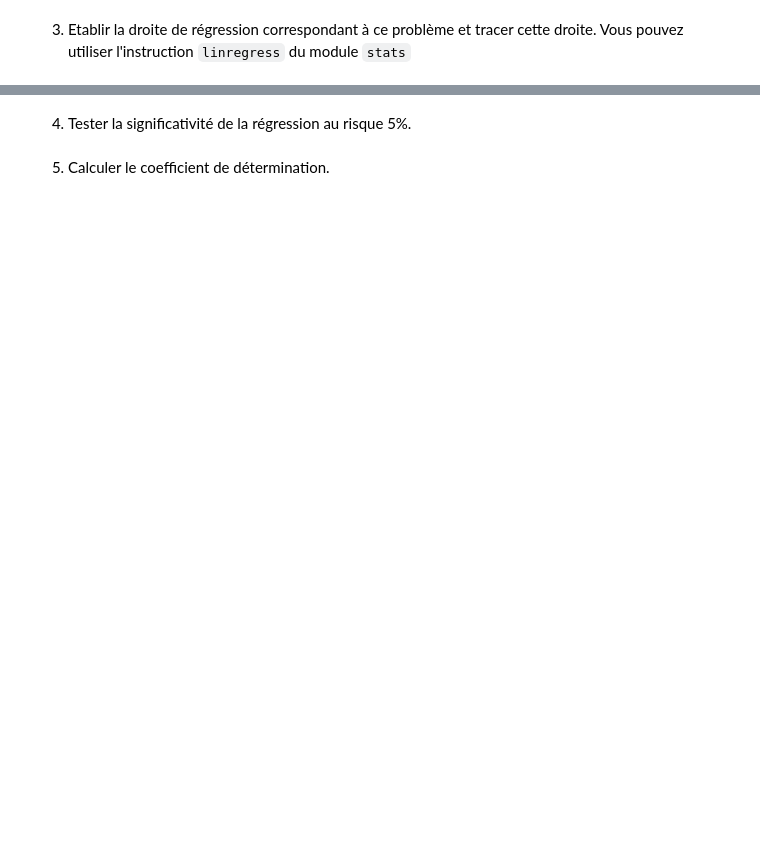
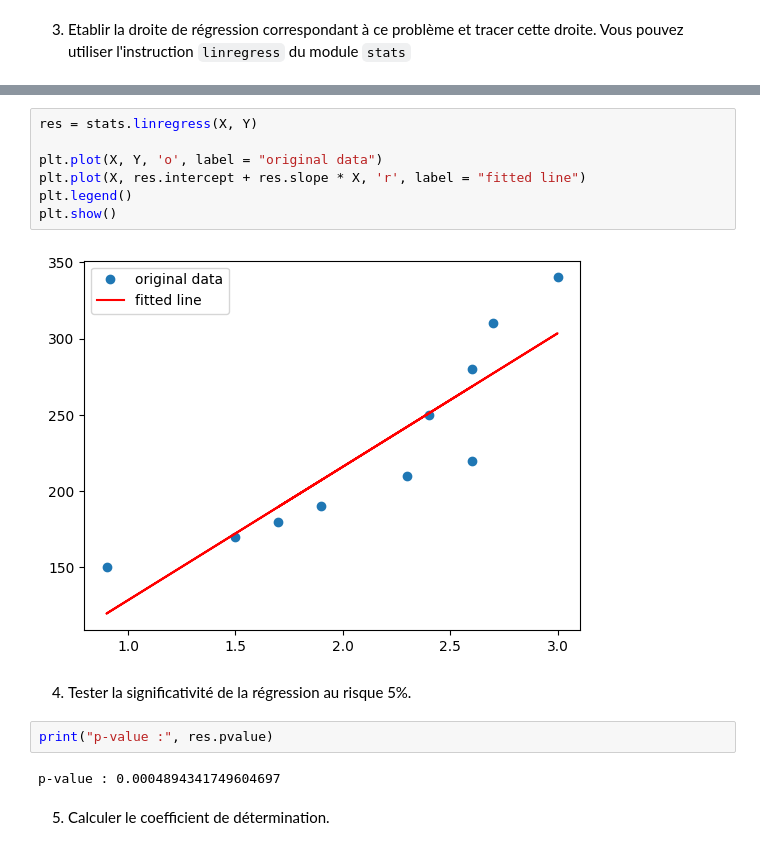
Before and after one commit to Daskans/FAC, a Jupyter notebook: M1 Info/ACID/TD2/td02_regression.ipynb.ipynb, the cells around one changed output, grey strips where cells are left out. Drawn from its saved outputs; the diff is of its cells as text; blank space fills up the shorter version.

```diff
--- a/M1 Info/ACID/TD2/td02_regression.ipynb.ipynb
+++ b/M1 Info/ACID/TD2/td02_regression.ipynb.ipynb
@@ -55,4 +60,17 @@ SyntaxError: invalid syntax (1228945861.py, line 1)
+# %%
+res = stats.linregress(X, Y)
+
+plt.plot(X, Y, 'o', label = "original data")
+plt.plot(X, res.intercept + res.slope * X, 'r', label = "fitted line")
+plt.legend()
+plt.show()
+# %% [output]
+[figure, added]
 # %% [markdown]
 4. Tester la significativité de la régression au risque 5%.
+# %%
+print("p-value :", res.pvalue)
+# %% [output]
+p-value : 0.0004894341749604697
 # %% [markdown]
 5. Calculer le coefficient de détermination.
```
Also changed, not shown: parts of 9 cells of this notebook, 1 other file.
